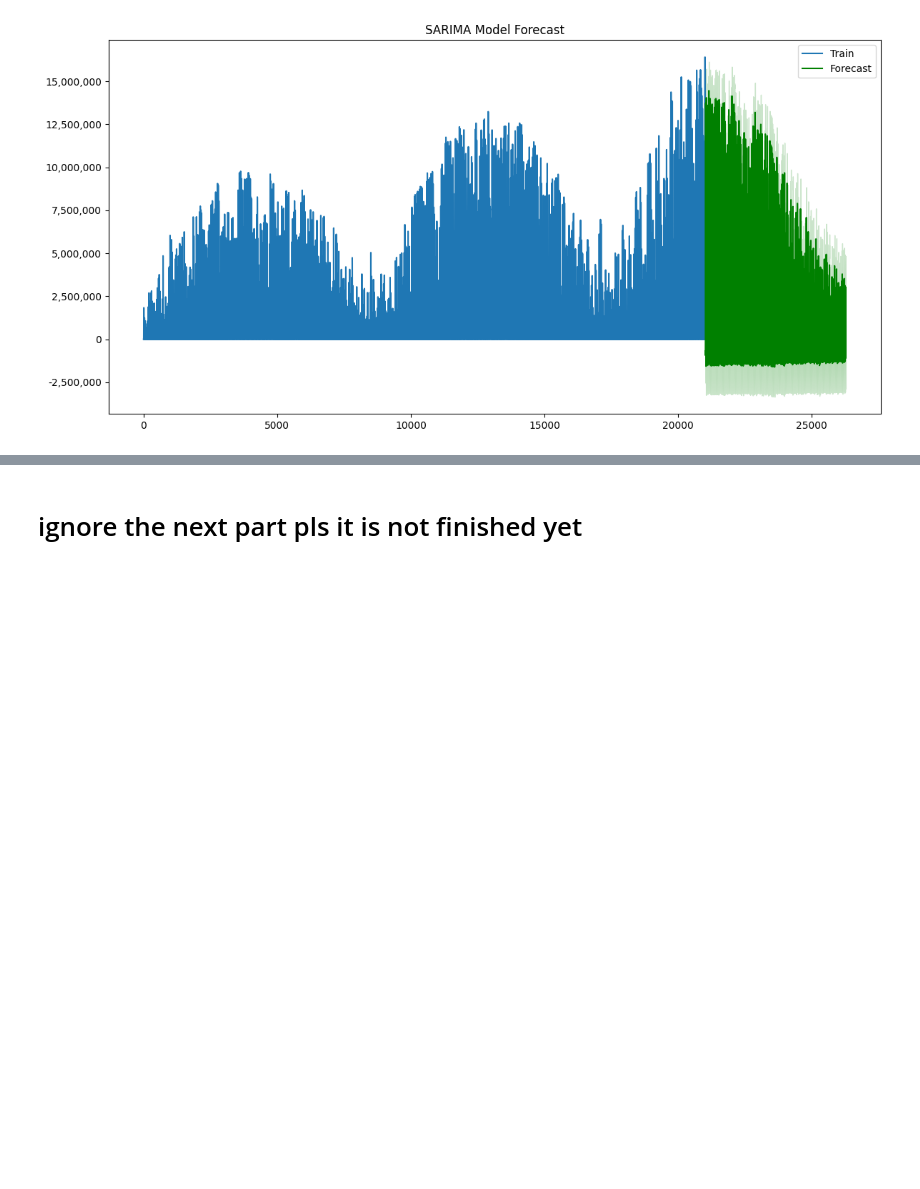
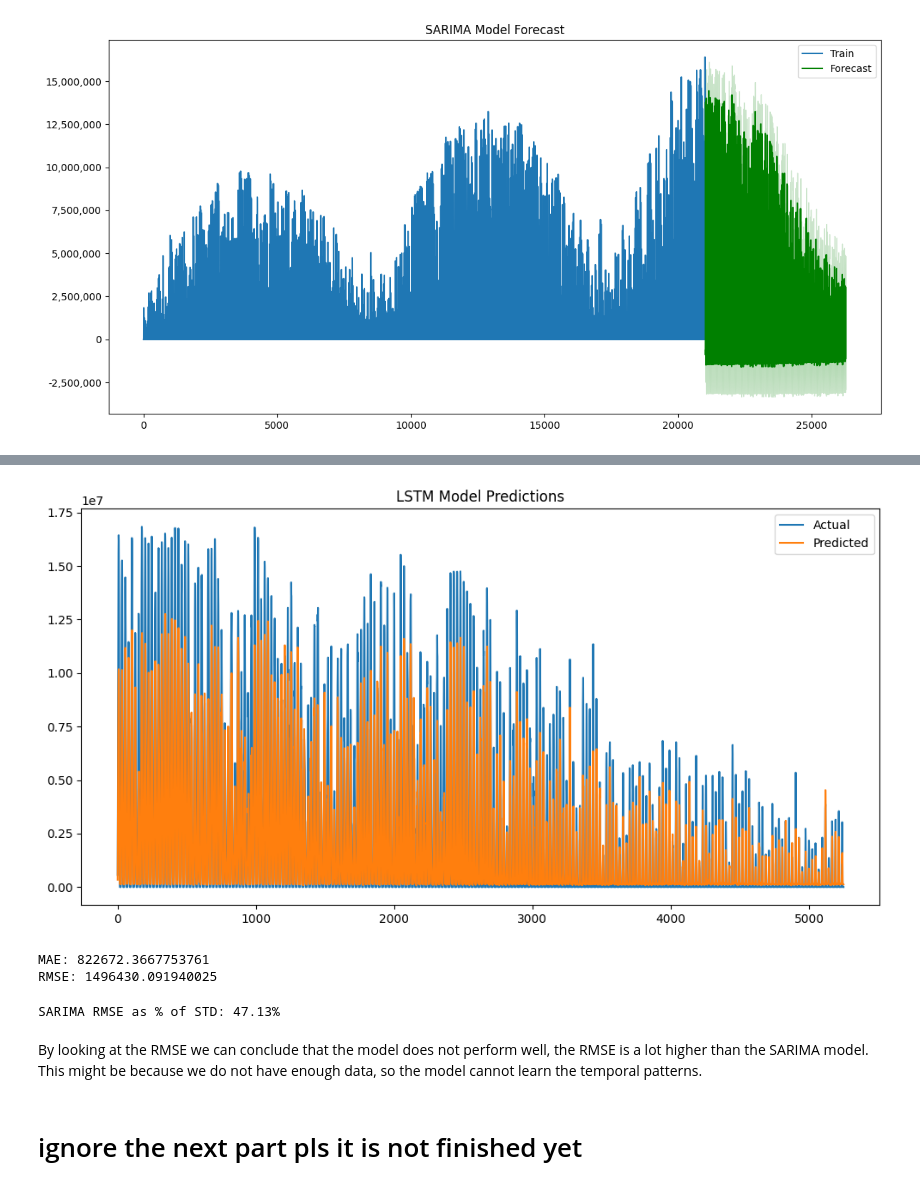
Before and after one commit to estherw66/EnergieOpwek, a Jupyter notebook: models/SolarEnergyPrediction.ipynb, the cells around one changed output, grey strips where cells are left out. Saved outputs shown, nothing was run; the diff lists cells and outputs as text; code cells hidden in the pictures; blank space fills up the shorter version.

```diff
--- a/models/SolarEnergyPrediction.ipynb
+++ b/models/SolarEnergyPrediction.ipynb
@@ -310,0 +441,18 @@ Somehow the model performed even more poorly. After some expiriments we can conc
+# %%
+# Make predictions
+y_pred_scaled = model.predict(X_test)
+
+# Inverse transform predictions and actual values
+y_pred = target_scaler.inverse_transform(y_pred_scaled)
+y_test_original = target_scaler.inverse_transform(y_test)
+
+# Plot the results
+import matplotlib.pyplot as plt
+
+plt.figure(figsize=(12, 6))
+plt.plot(y_test_original, label="Actual")
+plt.plot(y_pred, label="Predicted")
+plt.legend()
+plt.title("LSTM Model Predictions")
+plt.show()
+# %% [output]
@@ -311,3 +460,20 @@ Somehow the model performed even more poorly. After some expiriments we can conc
+[figure, added]
+# %%
+mae = mean_absolute_error(y_test_original, y_pred)
+rmse = np.sqrt(mean_squared_error(y_test_original, y_pred))
+
+print(f"MAE: {mae}")
+print(f"RMSE: {rmse}")
+# %% [output]
+MAE: 822672.3667753761
+RMSE: 1496430.091940025
+# %%
+lstm_rmse_std = calculate_rmse_vs_std(rmse, std)
+print(f'SARIMA RMSE as % of STD: {lstm_rmse_std:.2f}%')
+# %% [output]
+SARIMA RMSE as % of STD: 47.13%
+# %% [markdown]
+By looking at the RMSE we can conclude that the model does not perform well, the RMSE is a lot higher than the SARIMA model. This might be because we do not have enough data, so the model cannot learn the temporal patterns.
 # %% [markdown]
 # ignore the next part pls it is not finished yet
 # %%
```
Also changed, not shown: parts of 38 cells of this notebook.
